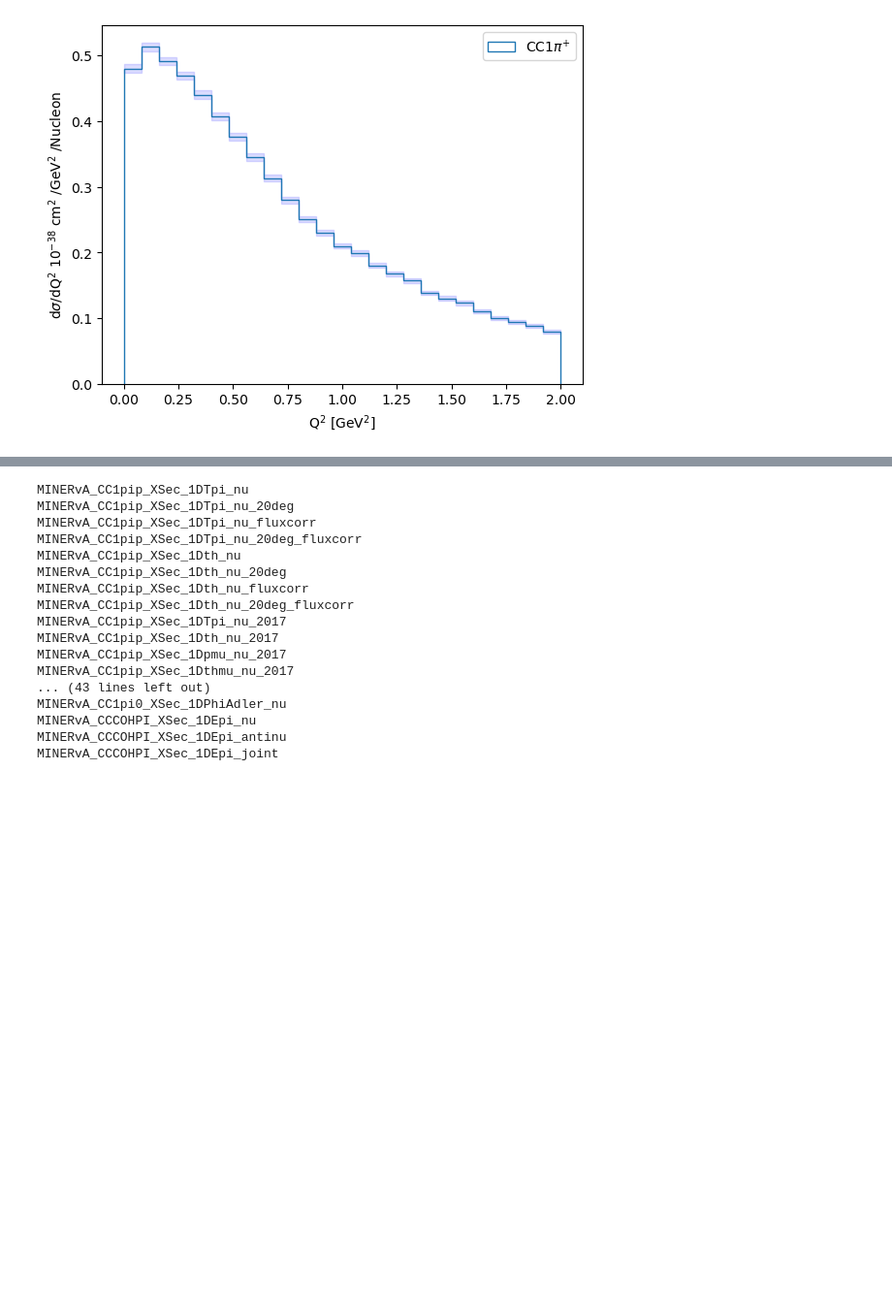
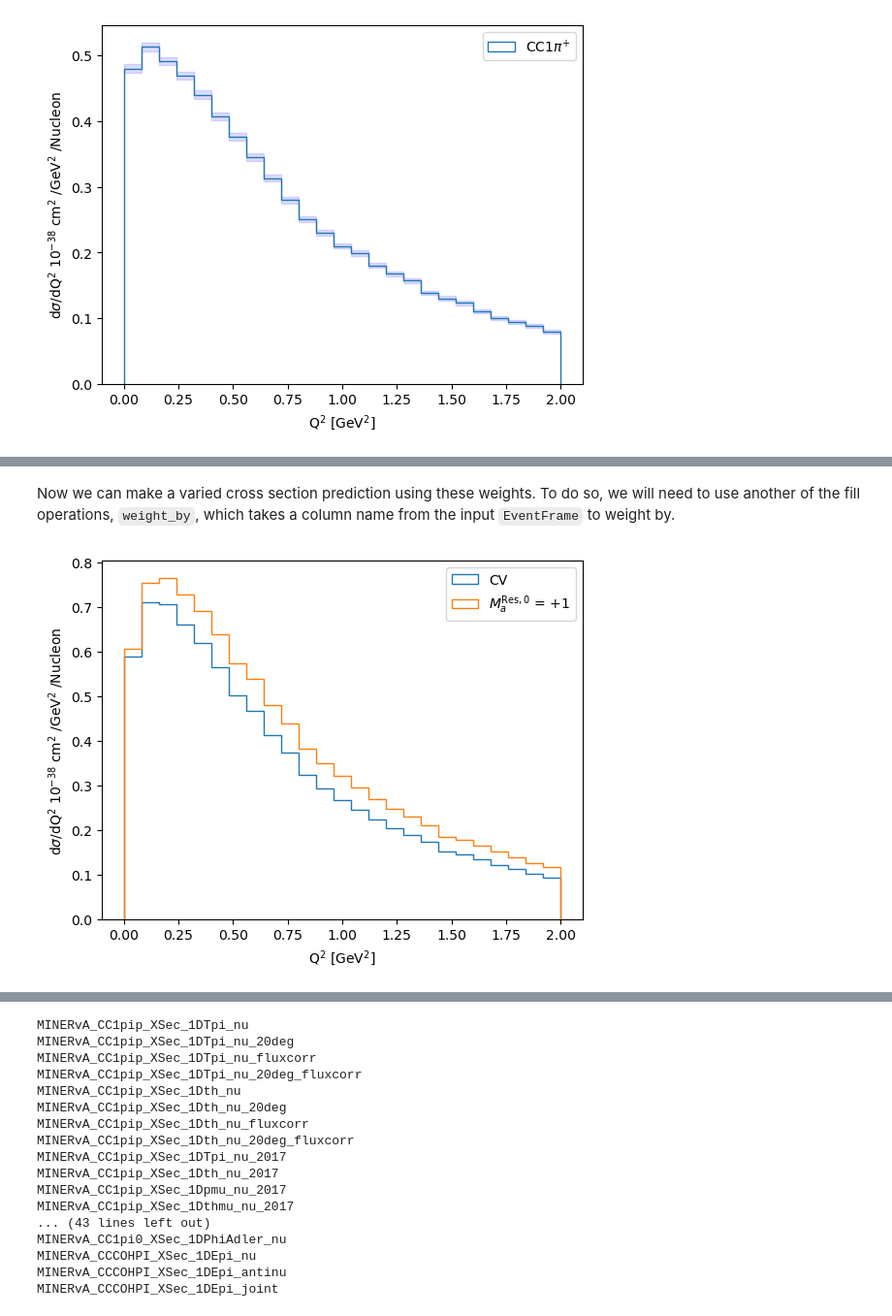
Before and after one commit to NUISANCEMC/notebooks, a Jupyter notebook: NUISANCE3TutorialDec24.ipynb, the cells around one changed output, grey strips where cells are left out. Shown at 97% size. Saved outputs shown, nothing was run; the diff lists cells and outputs as text; code cells hidden in the pictures; blank space fills up the shorter version.

```diff
--- a/NUISANCE3TutorialDec24.ipynb
+++ b/NUISANCE3TutorialDec24.ipynb
@@ -478,0 +519,22 @@ print(ef)
+# %%
+ef = efg.all()
+# %% [markdown]
+Now we can make a varied cross section prediction using these weights. To do so, we will need to use another of the fill operations, `weight_by`, which takes a column name from the input `EventFrame` to weight by.
+# %%
+Q2_h = pn.HistFrame(pn.Binning.lin_space(0,2,25,r"Q$^{2}$ [GeV$^{2}$]"), "Total")
+
+Q2_h.fill(ef, "Q2")
+Q2_h.fill(ef, "Q2", [pn.HistFrame.fill_column("w +1"),
+                     pn.HistFrame.weight_by("w +1")])
+
+Q2_h = Q2_h.scale(gnorm.fatx_per_sumweights()).finalise(True)
+
+Q2_h.mpl().hist(histtype="step", column="Total", label="CV")
+Q2_h.mpl().hist(histtype="step", column="w +1", label="$M_{a}^{\mathrm{Res},0}$ = +1")
+
+plt.ylabel("d$\sigma$/dQ$^{2}$ 10$^{-38}$ cm$^{2}$ /GeV$^{2}$ /Nucleon")
+
+plt.legend()
+plt.show()
+# %% [output]
+[figure, added]
```
Also changed, not shown: parts of 57 cells of this notebook, 1 other file.
